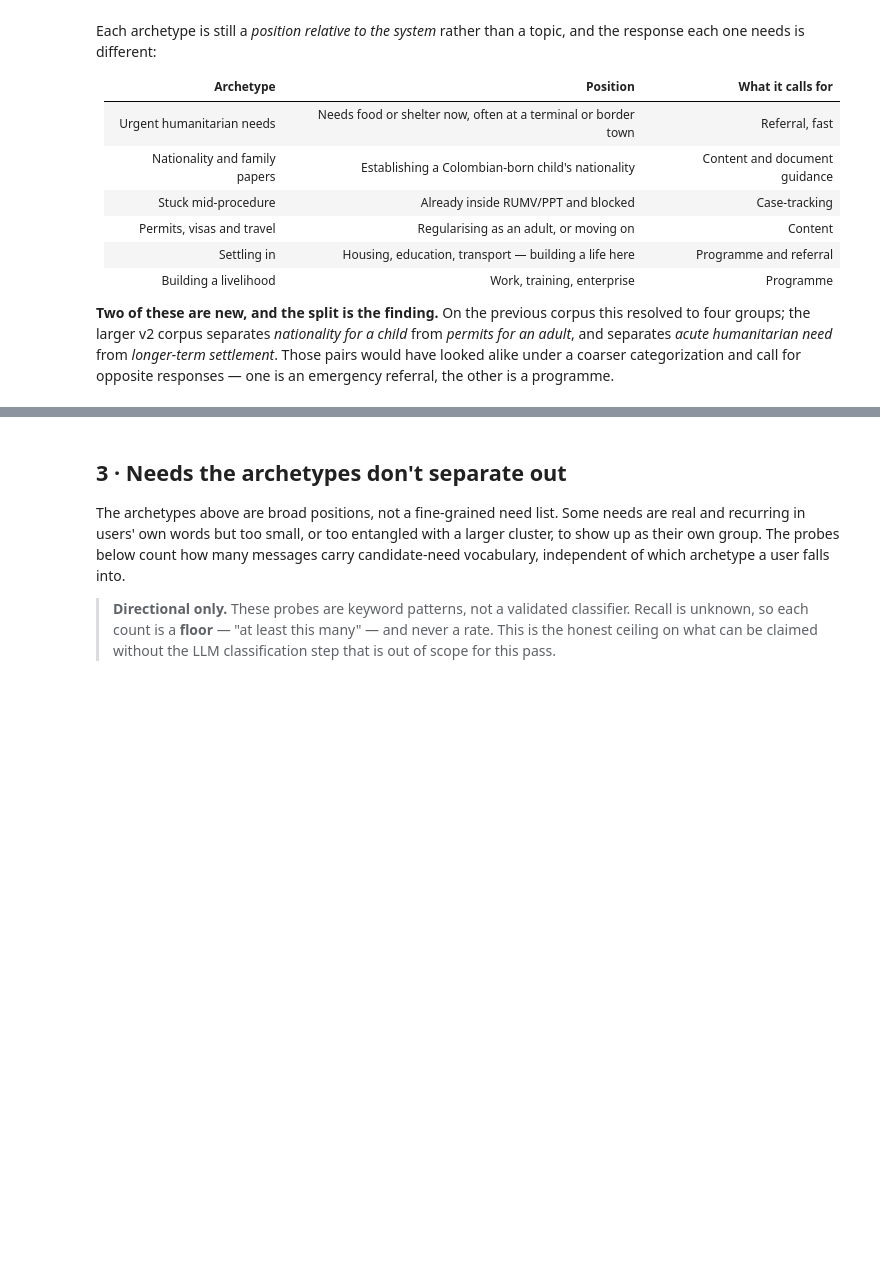
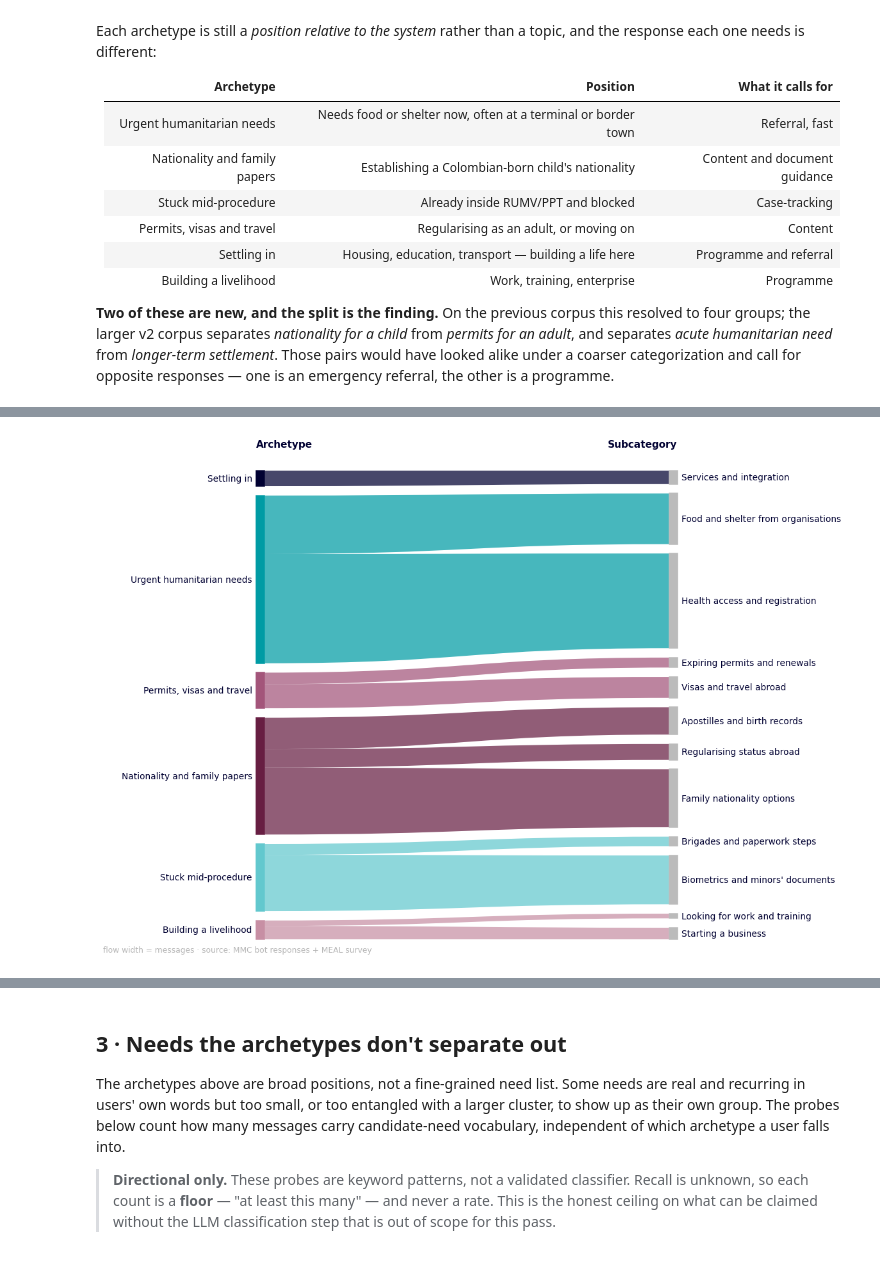
Before and after one commit to DiversaStudio/chatbot_methodology_mmc, a Jupyter notebook: notebooks/03_text_insights_nlp.ipynb, the cells around one changed output, grey strips where cells are left out. Saved outputs shown, nothing was run; the diff lists cells and outputs as text; code cells hidden in the pictures; blank space fills up the shorter version.

Commit message:
Add the subcategory Sankey and message-examples sections to NB3

```diff
--- a/notebooks/03_text_insights_nlp.ipynb
+++ b/notebooks/03_text_insights_nlp.ipynb
@@ -479,0 +488,31 @@ for opposite responses — one is an emergency referral, the other is a programm
+# %%
+# --- Sankey: the two-level taxonomy, archetype to subcategory ---
+from sami import viz
+
+_sub_dim = pd.read_csv(_src.parent / "exports" / "dim_subcluster.csv")
+_clu_dim = pd.read_csv(_src.parent / "exports" / "dim_cluster.csv")
+
+# subcluster_id -10 is the "no conversation text" sentinel: its count columns
+# are empty (not zero), so casting to int before dropping it raises, and left
+# in it would render as a thirteenth, phantom node.
+_sub_dim = _sub_dim[_sub_dim["subcluster_id"] >= 0].copy()
+_sub_dim["n_messages"] = _sub_dim["n_messages"].astype(int)
+
+# Sorted by source (the parent) first, for the grouped, low-crossing layout --
+# sankey_two_level orders each column by first appearance in the rows.
+_links = (_sub_dim.merge(_clu_dim[["cluster_id", "name"]], on="cluster_id")
+                  .sort_values("cluster_id")
+                  .rename(columns={"name": "source", "subcluster_name": "target",
+                                    "n_messages": "value"})
+                  [["source", "target", "value"]])
+_colors = dict(zip(_clu_dim["name"], _clu_dim["color_hex"]))
+
+fig, ax = plt.subplots(figsize=(11, 7.5))
+viz.sankey_two_level(_links, color_map=_colors, ax=ax,
+                     left_label="Archetype", right_label="Subcategory")
+fig.text(0.012, 0.01, f"flow width = messages · {SRC}",
+         ha="left", va="bottom", fontsize=8, color=theme.MUTED)
+fig.tight_layout()
+plt.show()
+# %% [output]
+[figure, added]
```
Also changed, not shown: parts of 3 cells of this notebook.
